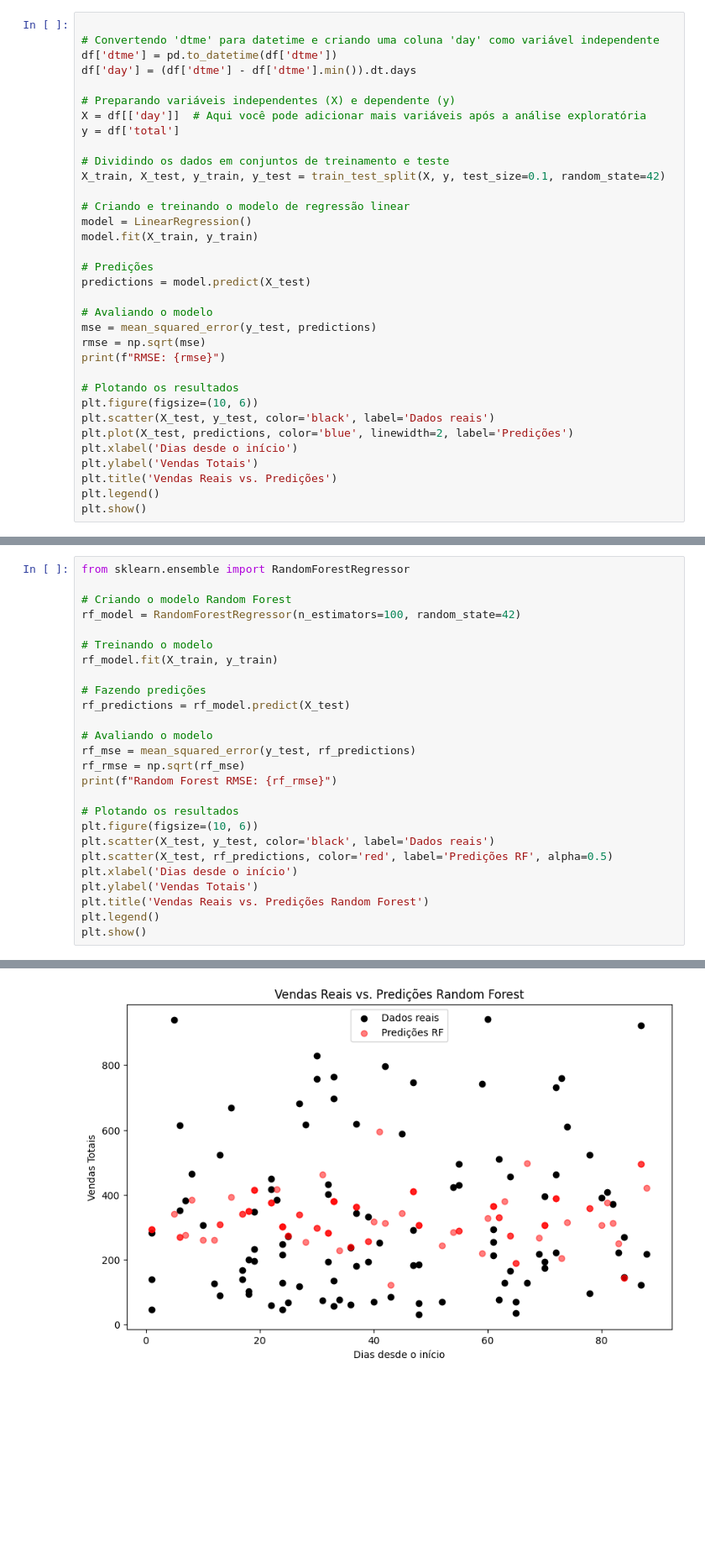
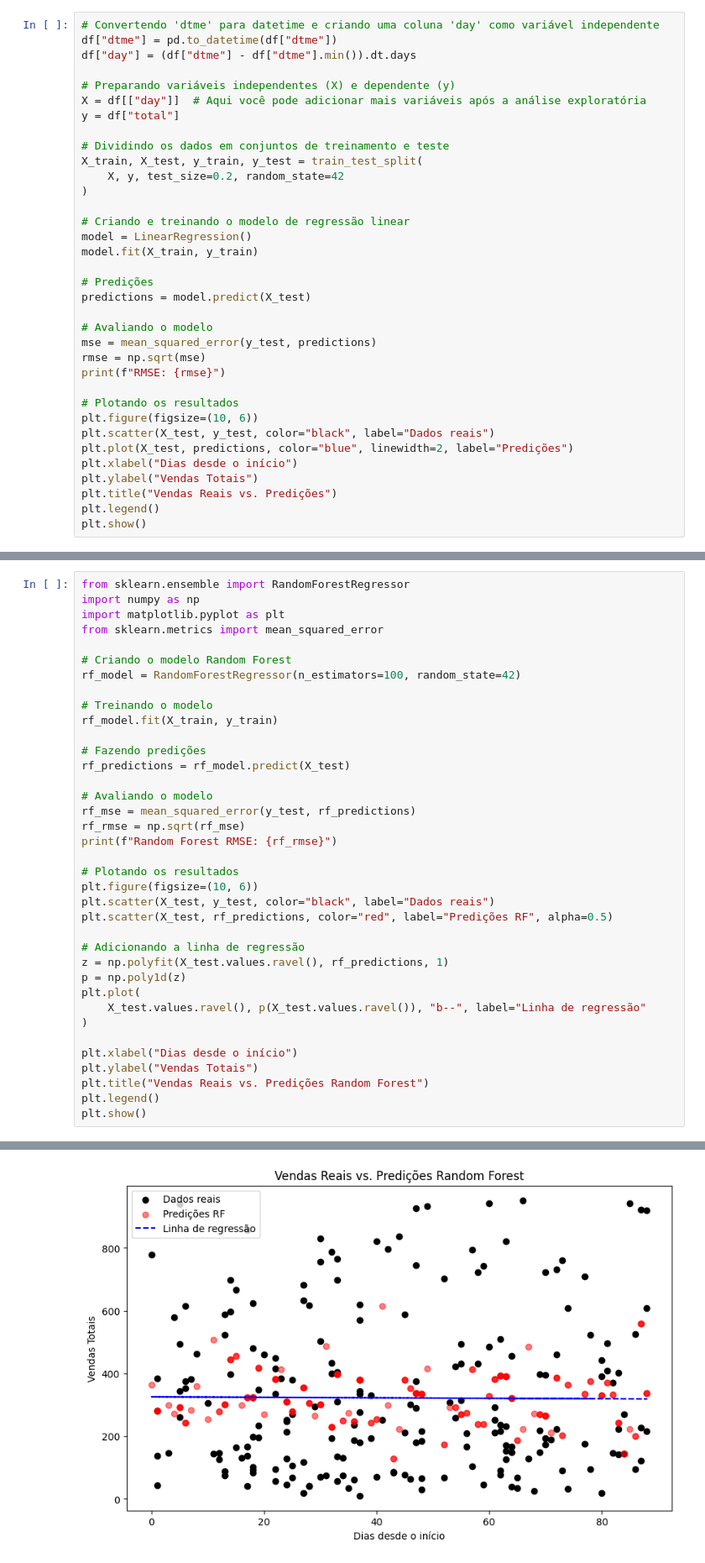
Before and after one commit to Kiwiabacaxi/Desafio-Grao, a Jupyter notebook: jupyter/test4.ipynb, the cells around one changed output, grey strips where cells are left out. Shown: that part at 84% size. Drawn from its saved outputs; the diff is of its cells as text; blank space fills up the shorter version.

```diff
--- a/jupyter/test4.ipynb
+++ b/jupyter/test4.ipynb
@@ -11,15 +76,16 @@ df = pd.read_csv('../data/commerce_dataset.csv', sep=';')
 # %%
-
 # Convertendo 'dtme' para datetime e criando uma coluna 'day' como variável independente
-df['dtme'] = pd.to_datetime(df['dtme'])
-df['day'] = (df['dtme'] - df['dtme'].min()).dt.days
+df["dtme"] = pd.to_datetime(df["dtme"])
+df["day"] = (df["dtme"] - df["dtme"].min()).dt.days
 
 # Preparando variáveis independentes (X) e dependente (y)
-X = df[['day']]  # Aqui você pode adicionar mais variáveis após a análise exploratória
-y = df['total']
+X = df[["day"]]  # Aqui você pode adicionar mais variáveis após a análise exploratória
+y = df["total"]
 
 # Dividindo os dados em conjuntos de treinamento e teste
-X_train, X_test, y_train, y_test = train_test_split(X, y, test_size=0.1, random_state=42)
+X_train, X_test, y_train, y_test = train_test_split(
+    X, y, test_size=0.2, random_state=42
+)
 
 # Criando e treinando o modelo de regressão linear
 model = LinearRegression()
@@ -35,11 +101,11 @@ print(f"RMSE: {rmse}")
 
 # Plotando os resultados
 plt.figure(figsize=(10, 6))
-plt.scatter(X_test, y_test, color='black', label='Dados reais')
-plt.plot(X_test, predictions, color='blue', linewidth=2, label='Predições')
-plt.xlabel('Dias desde o início')
-plt.ylabel('Vendas Totais')
-plt.title('Vendas Reais vs. Predições')
+plt.scatter(X_test, y_test, color="black", label="Dados reais")
+plt.plot(X_test, predictions, color="blue", linewidth=2, label="Predições")
+plt.xlabel("Dias desde o início")
+plt.ylabel("Vendas Totais")
+plt.title("Vendas Reais vs. Predições")
 plt.legend()
 plt.show()
 # %% [output]
@@ -48,5 +114,8 @@ RMSE: 241.12871713147916
 # %%
 from sklearn.ensemble import RandomForestRegressor
+import numpy as np
+import matplotlib.pyplot as plt
+from sklearn.metrics import mean_squared_error
 
 # Criando o modelo Random Forest
 rf_model = RandomForestRegressor(n_estimators=100, random_state=42)
@@ -64,11 +133,19 @@ print(f"Random Forest RMSE: {rf_rmse}")
 
 # Plotando os resultados
 plt.figure(figsize=(10, 6))
-plt.scatter(X_test, y_test, color='black', label='Dados reais')
-plt.scatter(X_test, rf_predictions, color='red', label='Predições RF', alpha=0.5)
-plt.xlabel('Dias desde o início')
-plt.ylabel('Vendas Totais')
-plt.title('Vendas Reais vs. Predições Random Forest')
+plt.scatter(X_test, y_test, color="black", label="Dados reais")
+plt.scatter(X_test, rf_predictions, color="red", label="Predições RF", alpha=0.5)
+
+# Adicionando a linha de regressão
+z = np.polyfit(X_test.values.ravel(), rf_predictions, 1)
+p = np.poly1d(z)
+plt.plot(
+    X_test.values.ravel(), p(X_test.values.ravel()), "b--", label="Linha de regressão"
+)
+
+plt.xlabel("Dias desde o início")
+plt.ylabel("Vendas Totais")
+plt.title("Vendas Reais vs. Predições Random Forest")
 plt.legend()
 plt.show()
 # %% [output]
@@ -76 +153 @@ Random Forest RMSE: 244.2674853290363
-[figure, old version]
+[figure, new version]
```
Also changed, not shown: parts of 15 cells of this notebook, 1 other file.
